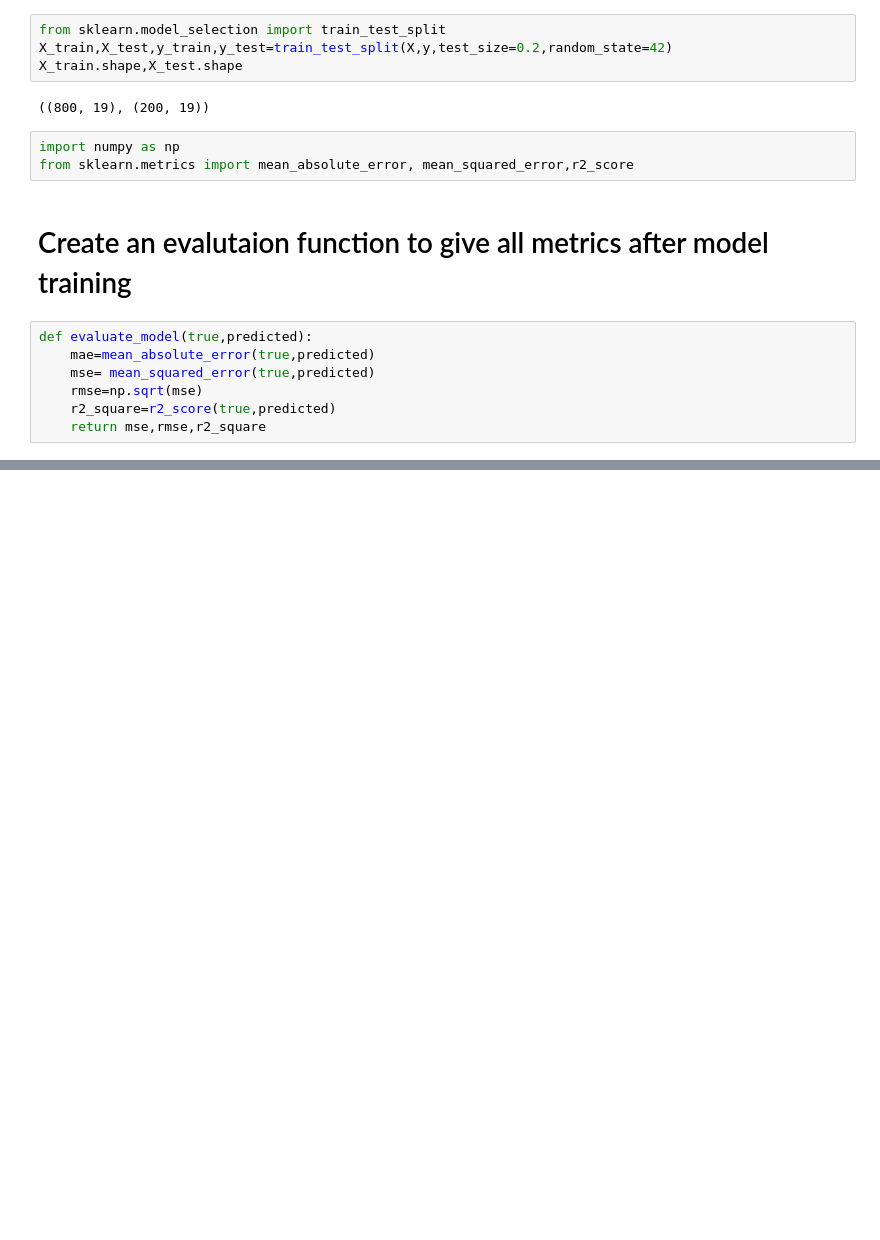
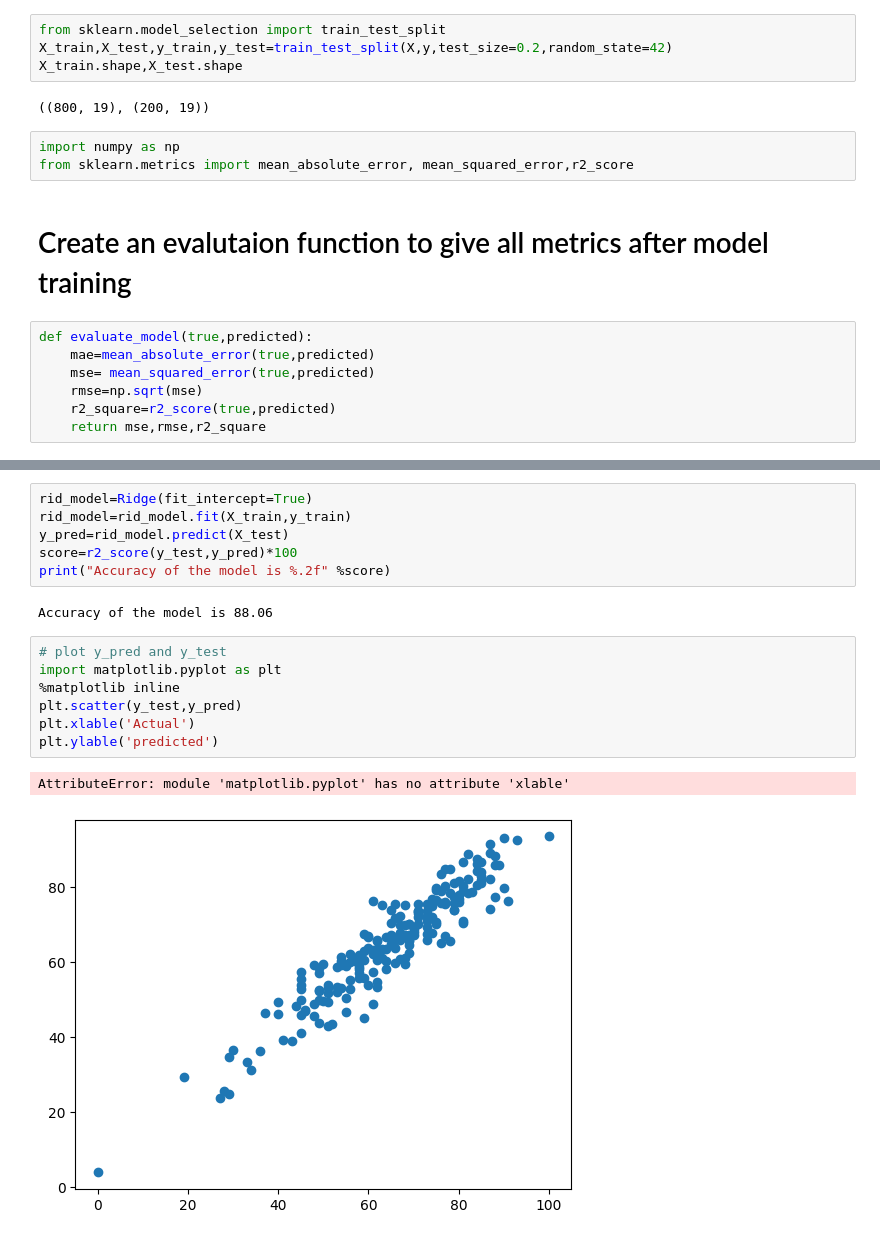
Before and after one commit to jobsmopuri/mlproject, a Jupyter notebook: notebook/MODEL_TRAINING.ipynb, the cells around one changed output, grey strips where cells are left out. Cells and saved outputs as stored; diff of their text form; blank space fills up the shorter version.

```diff
--- a/notebook/MODEL_TRAINING.ipynb
+++ b/notebook/MODEL_TRAINING.ipynb
@@ -98,0 +174,18 @@ models={
+# %%
+rid_model=Ridge(fit_intercept=True)
+rid_model=rid_model.fit(X_train,y_train)
+y_pred=rid_model.predict(X_test)
+score=r2_score(y_test,y_pred)*100
+print("Accuracy of the model is %.2f" %score)
+# %% [output]
+Accuracy of the model is 88.06
+# %%
+# plot y_pred and y_test
+import matplotlib.pyplot as plt
+%matplotlib inline
+plt.scatter(y_test,y_pred)
+plt.xlable('Actual')
+plt.ylable('predicted')
+# %% [output]
+AttributeError: module 'matplotlib.pyplot' has no attribute 'xlable'
+[figure, added]
```
Also changed, not shown: parts of 9 cells of this notebook.
